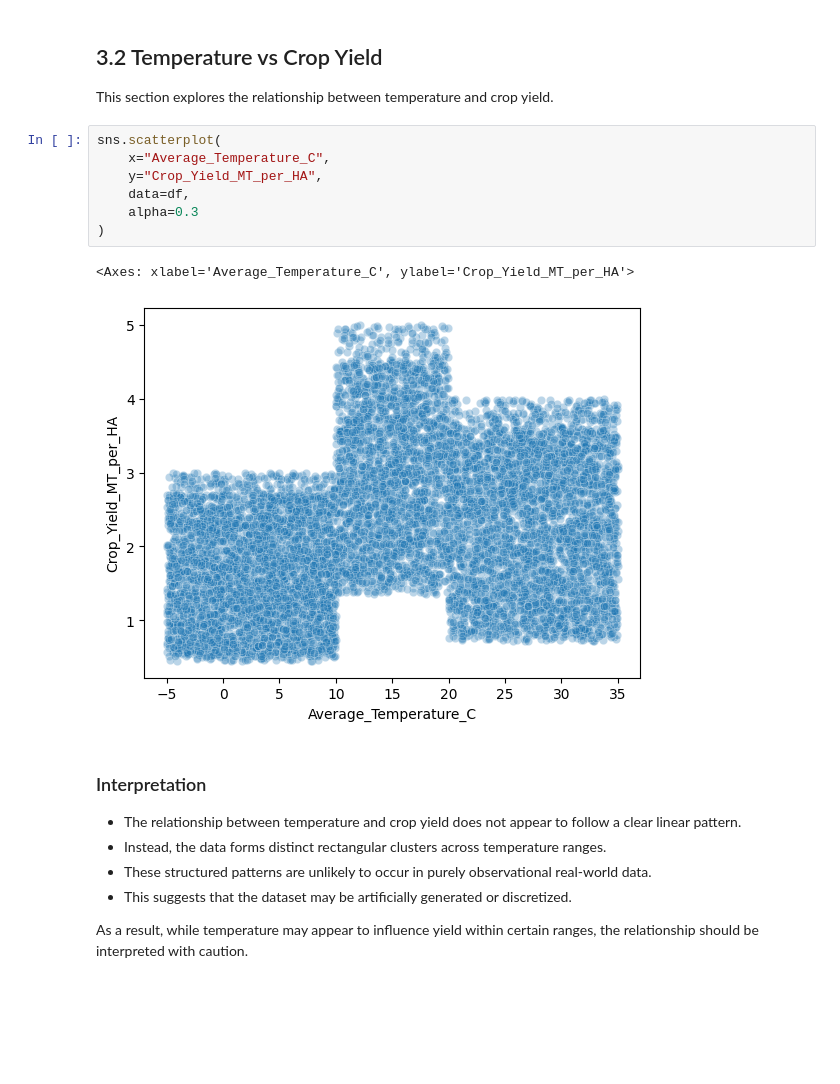
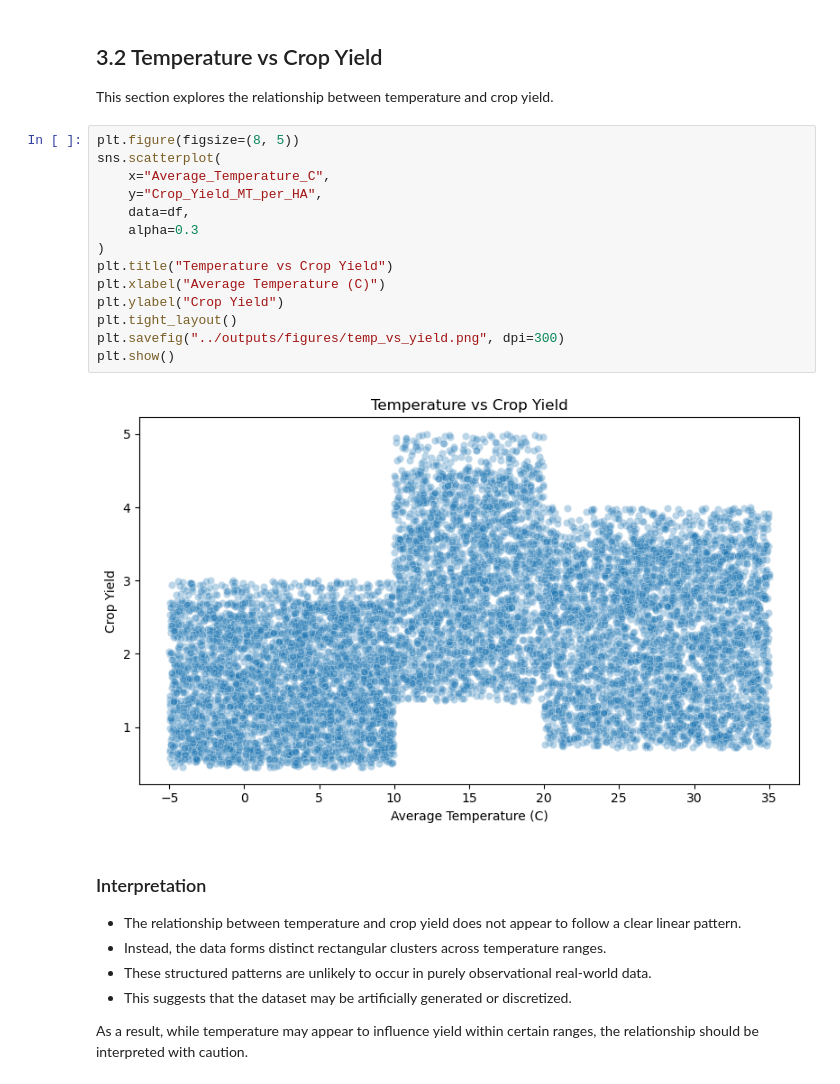
Before and after one commit to kota2003/project-1-climate-crop-yield, a Jupyter notebook: notebooks/03_eda.ipynb, the cells around one changed output. Cells and saved outputs as stored; diff of their text form; blank space fills up the shorter version.

```diff
--- a/notebooks/03_eda.ipynb
+++ b/notebooks/03_eda.ipynb
@@ -37,15 +39,21 @@ Overall, the distribution suggests a controlled and relatively smooth spread of
 
 This section explores the relationship between temperature and crop yield.
 # %%
+plt.figure(figsize=(8, 5))
 sns.scatterplot(
     x="Average_Temperature_C",
     y="Crop_Yield_MT_per_HA",
     data=df,
     alpha=0.3
 )
+plt.title("Temperature vs Crop Yield")
+plt.xlabel("Average Temperature (C)")
+plt.ylabel("Crop Yield")
+plt.tight_layout()
+plt.savefig("../outputs/figures/temp_vs_yield.png", dpi=300)
+plt.show()
 # %% [output]
-<Axes: xlabel='Average_Temperature_C', ylabel='Crop_Yield_MT_per_HA'>
-[figure, old version]
+[figure, new version]
 # %% [markdown]
 ### Interpretation
 
```
Also changed, not shown: parts of 4 cells of this notebook, 5 other files.
